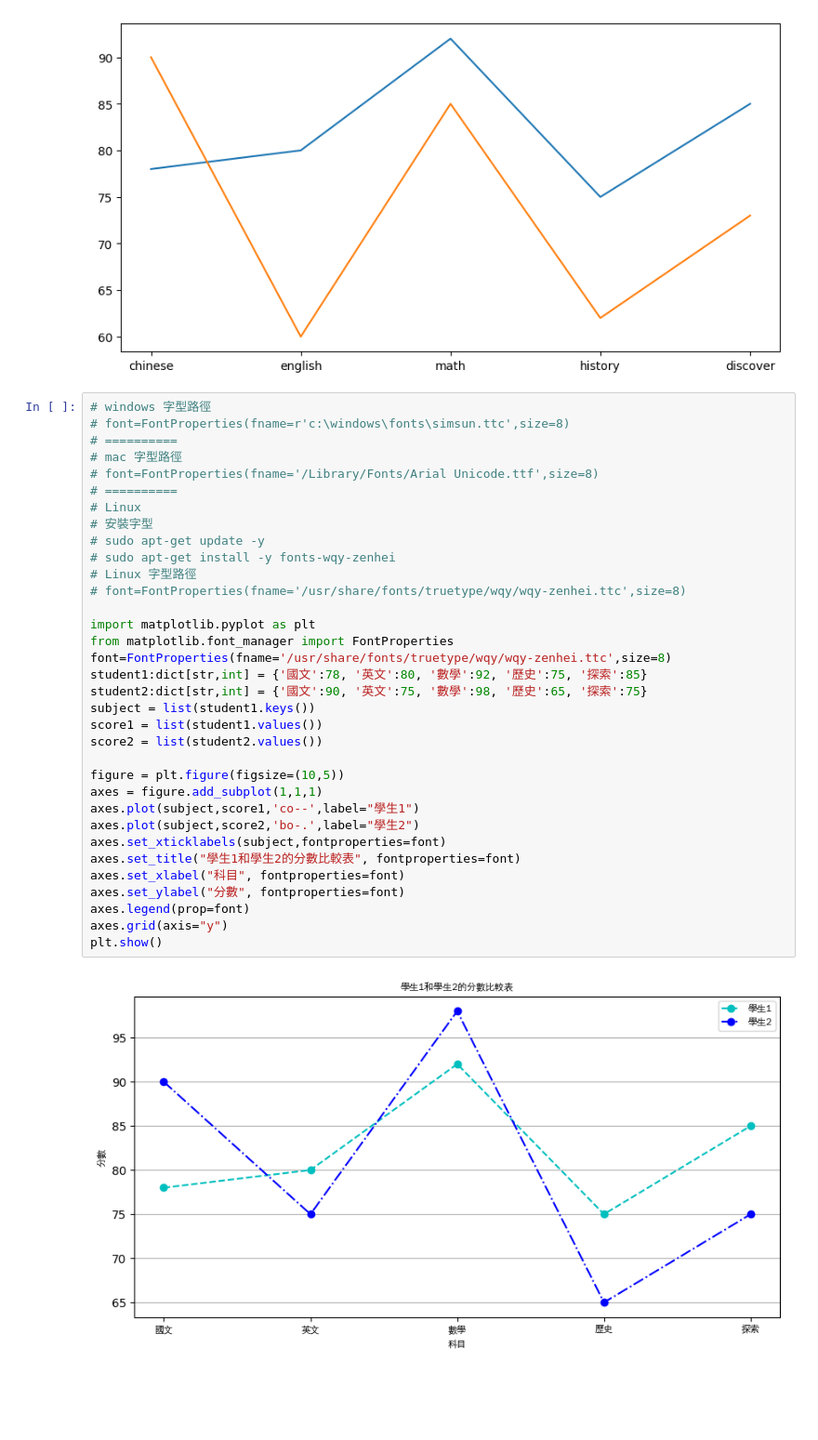
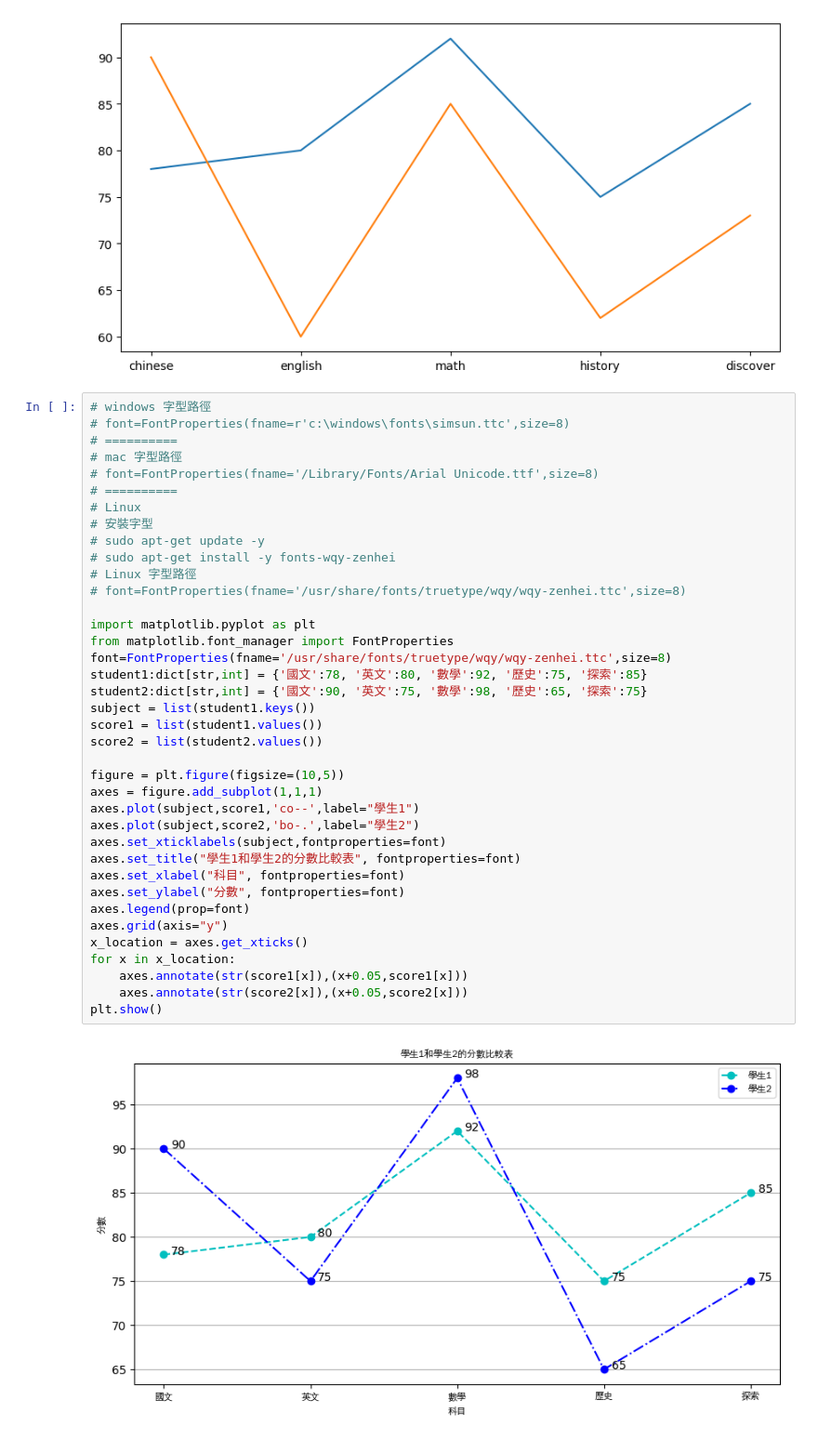
Before and after one commit to WayneChou-bot/__2024_07_29_AI_1_3__, a Jupyter notebook: Lesson13/Lesson13_1.ipynb, the cells around one changed output. Shown at 93% size. Cells and saved outputs as stored; diff of their text form; blank space fills up the shorter version.

```diff
--- a/Lesson13/Lesson13_1.ipynb
+++ b/Lesson13/Lesson13_1.ipynb
@@ -56,31 +56,35 @@ plt.show()
 # font=FontProperties(fname='/Library/Fonts/Arial Unicode.ttf',size=8)
 # ==========
 # Linux
 # 安裝字型
 # sudo apt-get update -y
 # sudo apt-get install -y fonts-wqy-zenhei
 # Linux 字型路徑
 # font=FontProperties(fname='/usr/share/fonts/truetype/wqy/wqy-zenhei.ttc',size=8)
 
 import matplotlib.pyplot as plt
 from matplotlib.font_manager import FontProperties
 font=FontProperties(fname='/usr/share/fonts/truetype/wqy/wqy-zenhei.ttc',size=8)
 student1:dict[str,int] = {'國文':78, '英文':80, '數學':92, '歷史':75, '探索':85}
 student2:dict[str,int] = {'國文':90, '英文':75, '數學':98, '歷史':65, '探索':75}
 subject = list(student1.keys())
 score1 = list(student1.values())
 score2 = list(student2.values())
 
 figure = plt.figure(figsize=(10,5))
 axes = figure.add_subplot(1,1,1)
 axes.plot(subject,score1,'co--',label="學生1")
 axes.plot(subject,score2,'bo-.',label="學生2")
 axes.set_xticklabels(subject,fontproperties=font)
 axes.set_title("學生1和學生2的分數比較表", fontproperties=font)
 axes.set_xlabel("科目", fontproperties=font)
 axes.set_ylabel("分數", fontproperties=font)
 axes.legend(prop=font)
 axes.grid(axis="y")
+x_location = axes.get_xticks()
+for x in x_location:
+    axes.annotate(str(score1[x]),(x+0.05,score1[x]))
+    axes.annotate(str(score2[x]),(x+0.05,score2[x]))
 plt.show()
 # %% [output]
-[figure, old version]
+[figure, new version]
```
